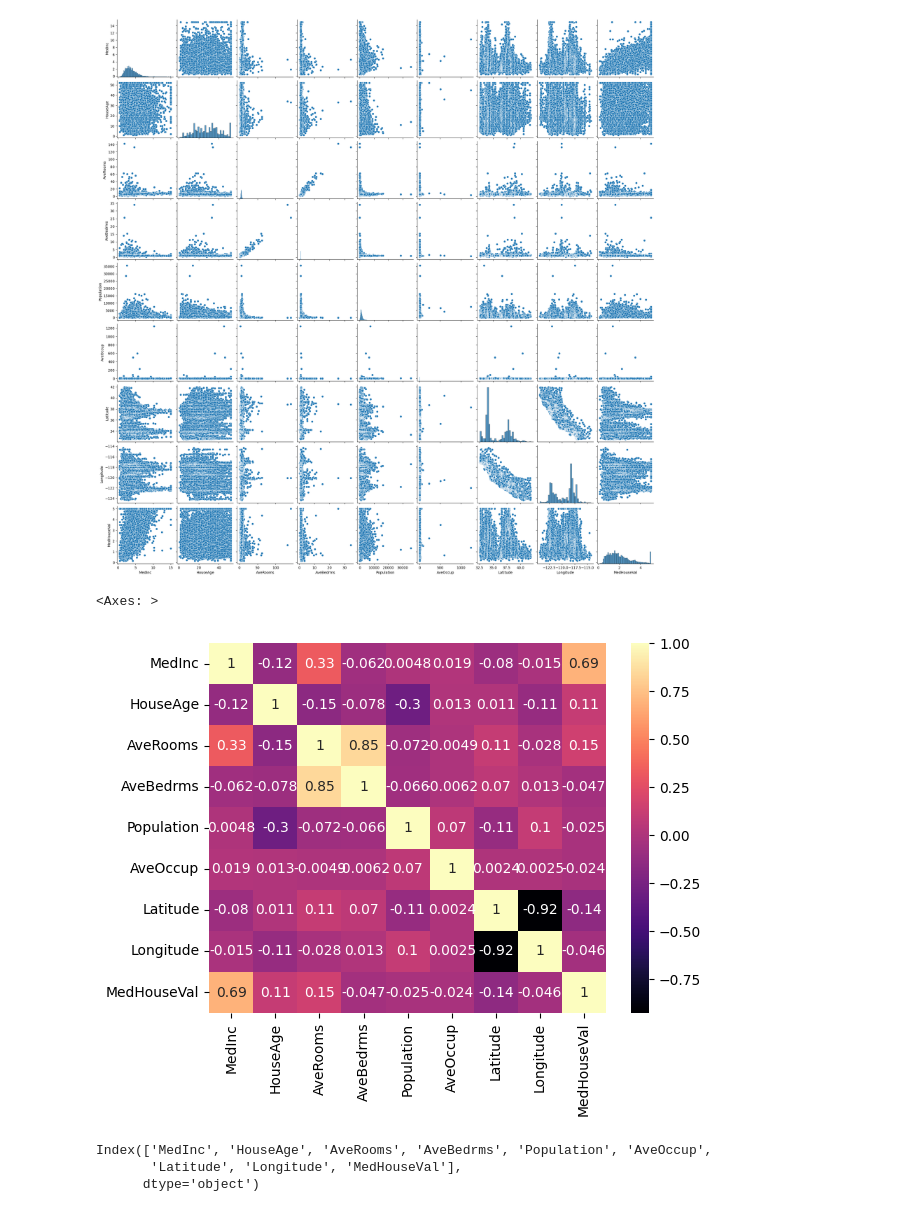
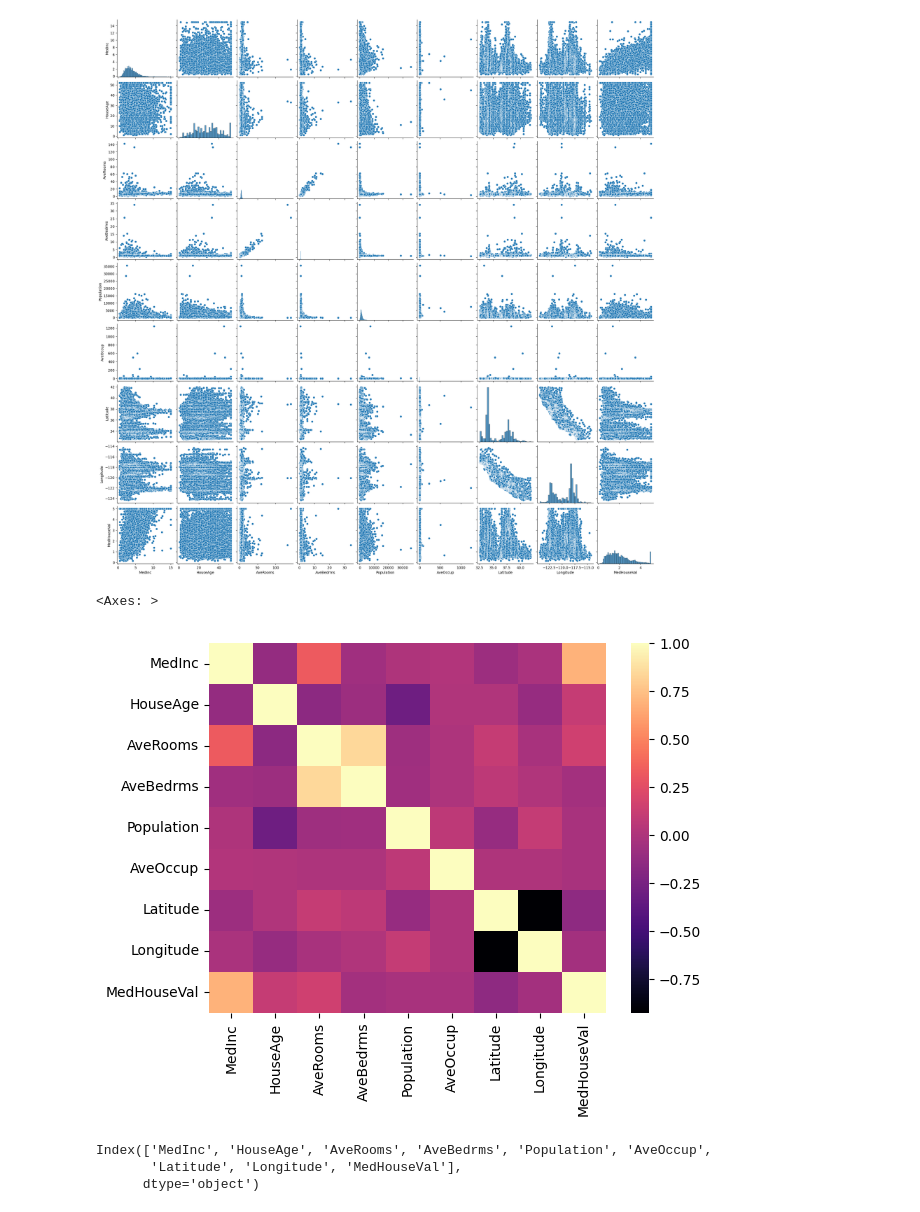
Before and after one commit to sharpaxis/Machine-learning-projects, a Jupyter notebook: lm_california.ipynb, the cells around one changed output. Drawn from its saved outputs; the diff is of its cells as text; code cells hidden in the pictures.

```diff
--- a/lm_california.ipynb
+++ b/lm_california.ipynb
@@ -78,10 +80,10 @@ sns.pairplot(df)
 <seaborn.axisgrid.PairGrid at 0x...>
 [figure]
 # %%
-sns.heatmap(df.corr(),cmap="magma",annot=True)
+sns.heatmap(df.corr(),cmap="magma")
 # %% [output]
 <Axes: >
-[figure, old version]
+[figure, new version]
 # %%
 df.columns
 # %% [output]
```
Also changed, not shown: parts of 5 cells of this notebook.
